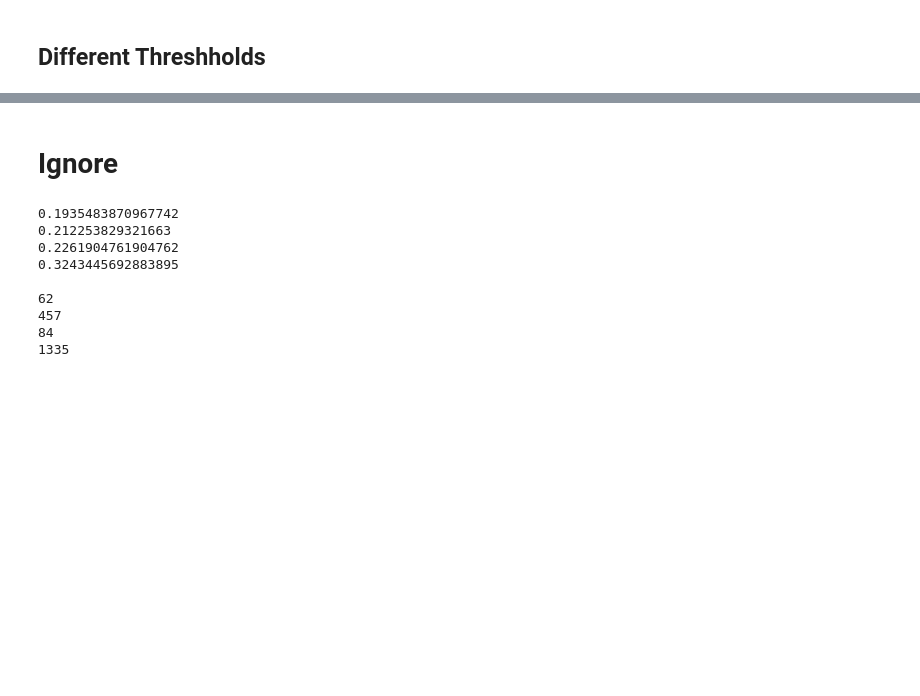
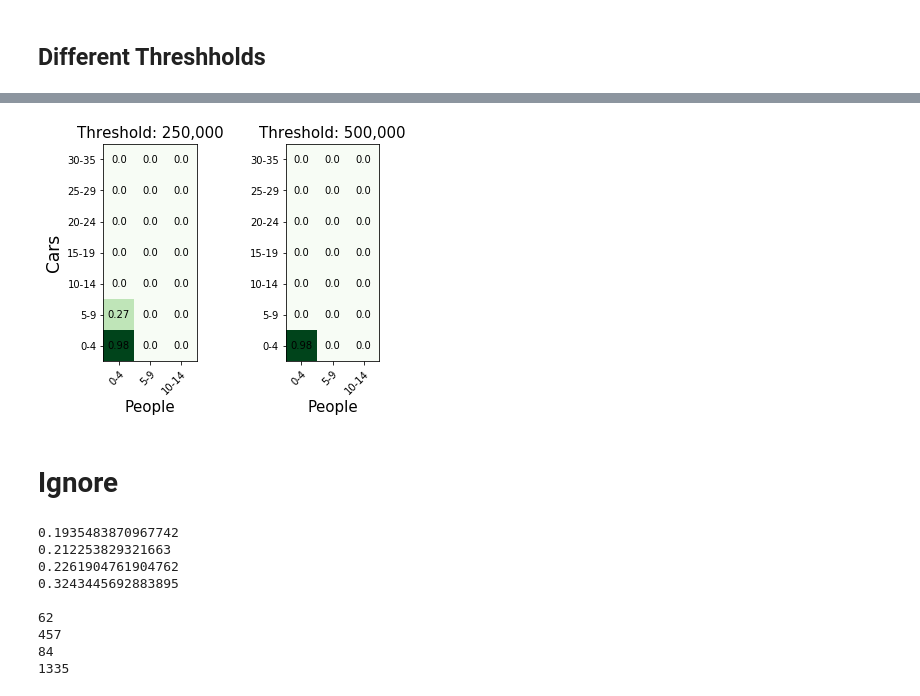
Before and after one commit to ivaroli/DataInTheWild, a Jupyter notebook: Analysis/Classifiers and Regression.ipynb, the cells around one changed output, grey strips where cells are left out. Saved outputs shown, nothing was run; the diff lists cells and outputs as text; code cells hidden in the pictures; blank space fills up the shorter version.

```diff
--- a/Analysis/Classifiers and Regression.ipynb
+++ b/Analysis/Classifiers and Regression.ipynb
@@ -206,5 +177,6 @@ def mls(x,y):
     lda.fit(x,y)
     ldx=lda.transform(x)
     print(lda.score(x,y))
-mls(objects[["NumCars","NumPeople"]],wealthy)
+    return log
+log1=mls(objects[["NumCars","NumPeople"]],wealthy)
 # %% [output]
@@ -503,3 +423,82 @@ plt.show()
+# %%
+objects4 = pd.DataFrame(list(zip(objects["NumCars"],objects["NumPeople"],log1.predict(objects[["NumCars","NumPeople"]]))))
+objects4.columns =['NumCars', 'NumPeople', 'Wealthy']
+
+objects5 = pd.DataFrame(list(zip(objects["NumCars"],objects["NumPeople"],log2.predict(objects[["NumCars","NumPeople"]]))))
+objects5.columns =['NumCars', 'NumPeople', 'Wealthy']
+# %%
+Cars = ["0-4", "5-9", "10-14", "15-19", "20-24", "25-29", "30-35"]
+Cars.reverse()
+People = ["0-4", "5-9", "10-14"]
+
+vlue = []
+value2 = get_val(objects5)
+for i in range(7):
+    v=[]
+    for j in range(3):
+        v.append(round(value2[i*3+j],2))
+    vlue.append(v)
+vlue.reverse()
+vlue = np.array(vlue,dtype=np.float)
+
+fig, (ax1, ax2) = plt.subplots(1,2)
+im = ax1.imshow(vlue,cmap="Greens")
+# Show all ticks and label them with the respective list entries
+ax1.set_xticks(np.arange(len(People)))
+ax1.set_yticks(np.arange(len(Cars)))
+
+ax1.set_xticklabels(People)
+ax1.set_yticklabels(Cars)
+ax1.set_xlabel("People", size=15)
+ax1.set_ylabel("Cars", size=17)
+
+# Rotate the tick labels and set their alignment.
+plt.setp(ax1.get_xticklabels(), rotation=45, ha="right",
+         rotation_mode="anchor")
+
+# Loop over data dimensions and create text annotations.
+for i in range(len(Cars)):
+    for j in range(len(People)):
+        text = ax1.text(j, i, vlue[i, j],
+                       ha="center", va="center", color="black")
+
+ax1.set_title("Threshold: 250,000", size=15)
+
+vlue = []
+value = get_val(objects4)
+for i in range(7):
+    v=[]
+    for j in range(3):
+        v.append(round(value[i*3+j],2))
+    vlue.append(v)
+vlue.reverse()
+vlue = np.array(vlue,dtype=np.float)
+
+#fig, ax = plt.subplots()
+im = ax2.imshow(vlue,cmap="Greens")
+
+# Show all ticks and label them with the respective list entries
+ax2.set_xticks(np.arange(len(People)))
+ax2.set_yticks(np.arange(len(Cars)))
+
+ax2.set_xticklabels(People)
+ax2.set_yticklabels(Cars)
+ax2.set_xlabel("People", size=15)
+
+# Rotate the tick labels and set their alignment.
+plt.setp(ax2.get_xticklabels(), rotation=45, ha="right",
+         rotation_mode="anchor")
+
+# Loop over data dimensions and create text annotations.
+for i in range(len(Cars)):
+    for j in range(len(People)):
+        text = ax2.text(j, i, vlue[i, j],
+                       ha="center", va="center", color="black")
+
+ax2.set_title("Threshold: 500,000", size=15)
+plt.show()
+# %% [output]
+[figure, added]
 # %% [markdown]
 # Ignore
 # %%
```
Also changed, not shown: parts of 40 cells of this notebook.
